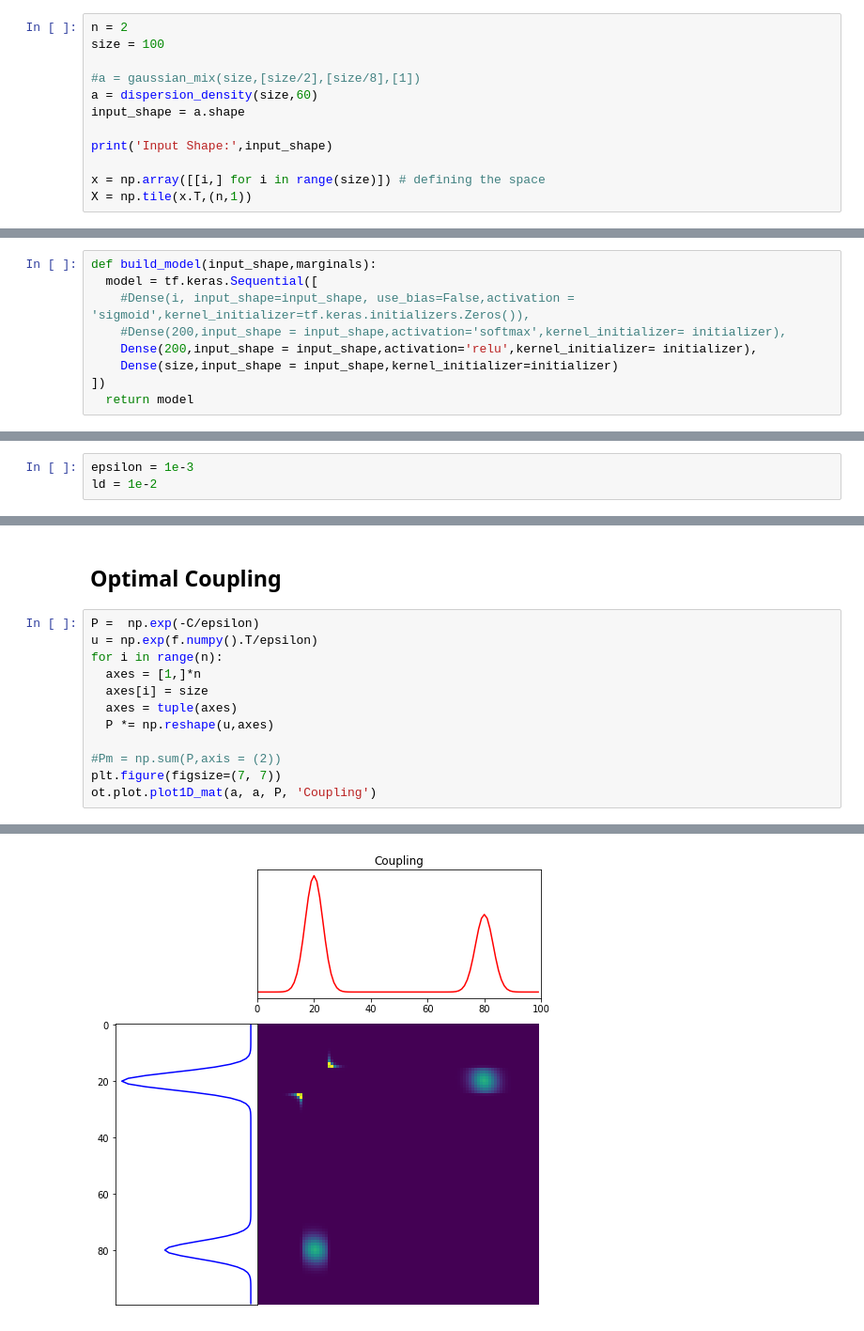
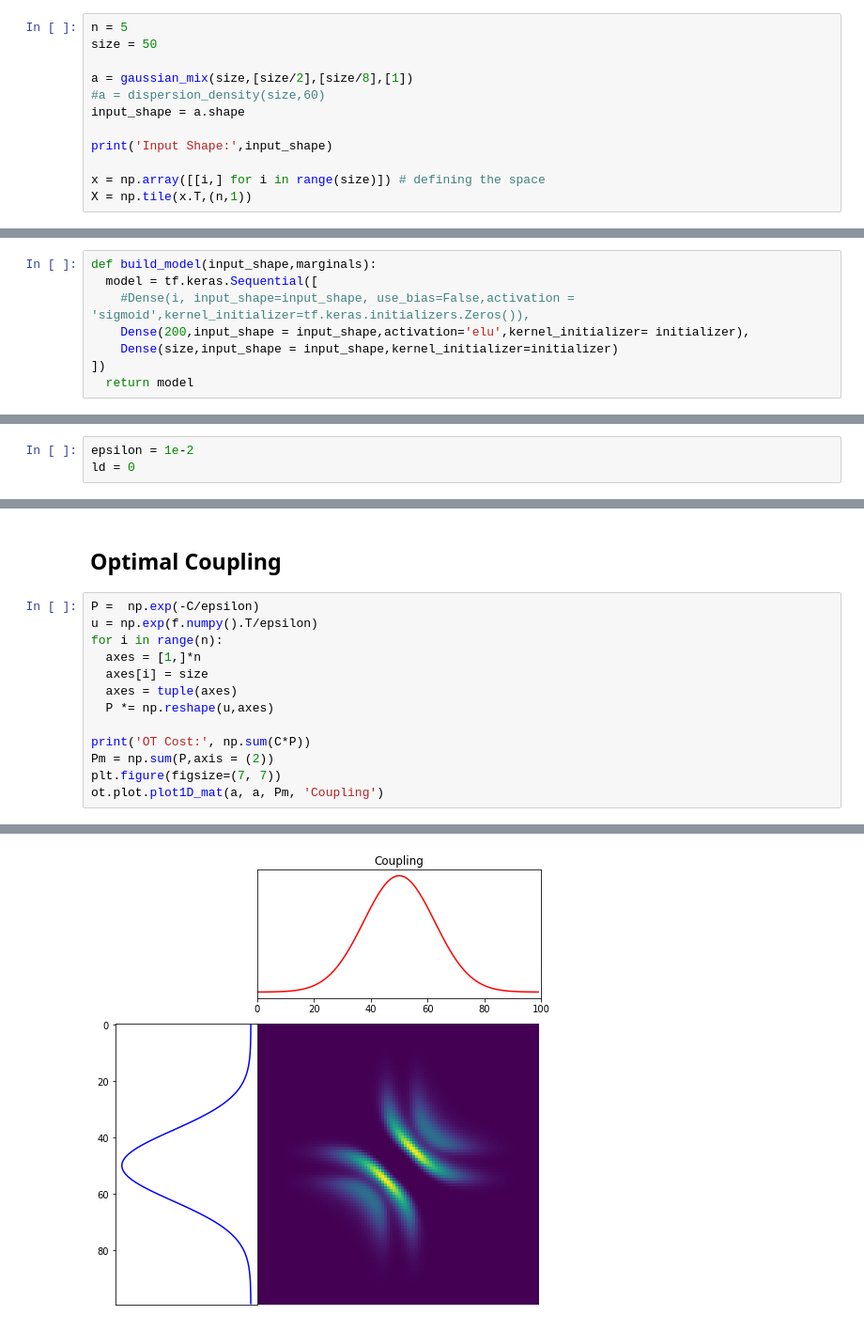
Before and after one commit to ramanakshay/Optimal-Transport, a Jupyter notebook: notebooks/gradient_descent.ipynb, the cells around one changed output, grey strips where cells are left out. Shown at 94% size. Drawn from its saved outputs; the diff is of its cells as text.

```diff
--- a/notebooks/gradient_descent.ipynb
+++ b/notebooks/gradient_descent.ipynb
@@ -94,11 +76,11 @@ def dispersion_density(size,R):
   assert R <= 58*size/64  and R >= 0
   return gaussian_mix(size,[size//2 + R/2,size//2 - R/2],[size/32,size/32],[1,1.5])
 # %%
-n = 2
-size = 100
+n = 5
+size = 50
 
-#a = gaussian_mix(size,[size/2],[size/8],[1])
-a = dispersion_density(size,60)
+a = gaussian_mix(size,[size/2],[size/8],[1])
+#a = dispersion_density(size,60)
 input_shape = a.shape
 
 print('Input Shape:',input_shape)
@@ -137,8 +119,7 @@ initializer = tf.keras.initializers.Zeros()
 def build_model(input_shape,marginals):
   model = tf.keras.Sequential([
     #Dense(i, input_shape=input_shape, use_bias=False,activation = 'sigmoid',kernel_initializer=tf.keras.initializers.Zeros()),
-    #Dense(200,input_shape = input_shape,activation='softmax',kernel_initializer= initializer),
-    Dense(200,input_shape = input_shape,activation='relu',kernel_initializer= initializer),
+    Dense(200,input_shape = input_shape,activation='elu',kernel_initializer= initializer),
     Dense(size,input_shape = input_shape,kernel_initializer=initializer)
 ])
   return model
@@ -198,8 +186,8 @@ def plot_coupling(f):
 # %% [markdown]
 ## Hyper-parameters
 # %%
-epsilon = 1e-3
-ld = 1e-2
+epsilon = 1e-2
+ld = 0
 # %%
 ### Hyperparameter setting and optimization ###
 
@@ -279,7 +264,8 @@ for i in range(n):
   axes = tuple(axes)
   P *= np.reshape(u,axes)
 
-#Pm = np.sum(P,axis = (2))
+print('OT Cost:', np.sum(C*P))
+Pm = np.sum(P,axis = (2))
 plt.figure(figsize=(7, 7))
-ot.plot.plot1D_mat(a, a, P, 'Coupling')
+ot.plot.plot1D_mat(a, a, Pm, 'Coupling')
 # %% [output]
@@ -286 +273 @@ ot.plot.plot1D_mat(a, a, P, 'Coupling')
-[figure, old version]
+[figure, new version]
```
Also changed, not shown: parts of 18 cells of this notebook.
